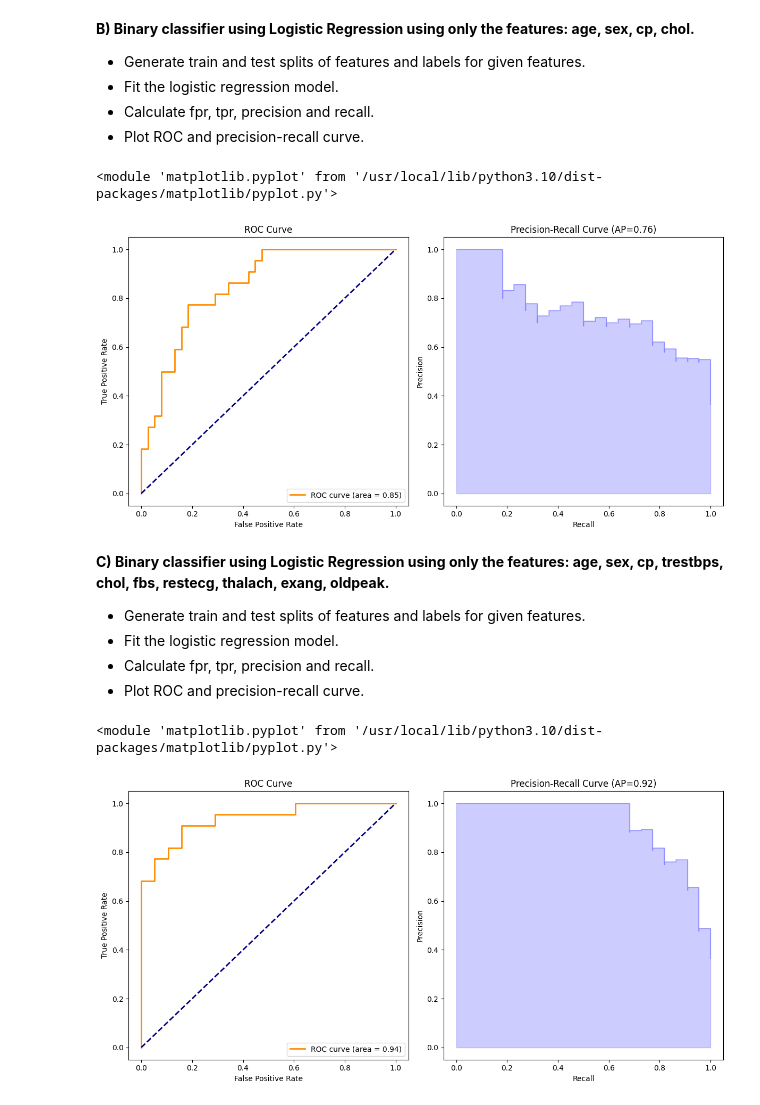
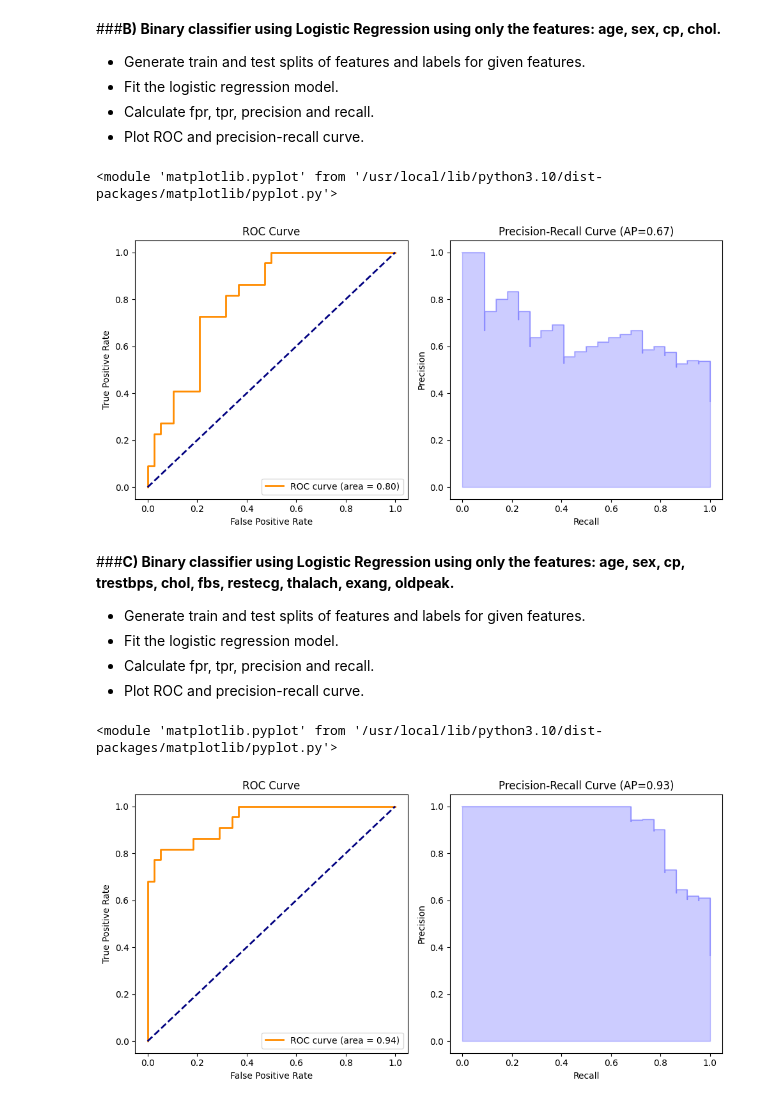
Before and after one commit to therrshan/Machine-Learning-Practice, a Jupyter notebook: 6140 Codes/HW2/CS6140_HW2.ipynb, the cells around one changed output. Saved outputs shown, nothing was run; the diff lists cells and outputs as text; code cells hidden in the pictures.

```diff
--- a/6140 Codes/HW2/CS6140_HW2.ipynb
+++ b/6140 Codes/HW2/CS6140_HW2.ipynb
@@ -48,16 +191,16 @@ print(train_data.shape)
 # %%
 test_data.head()
 feature = 0
-fig, axs = plt.subplots(4,3,figsize=(15,15))
+fig, axs = plt.subplots(4,4,figsize=(16,16))
 fig.suptitle('Test data features distribution')
 for i in range(4):
-  for j in range(3):
+  for j in range(4):
     axs[i][j].set_title(f'{test_data.columns[feature]}')
     axs[i][j].hist(np.asarray(test_data[test_data.columns[feature]] ,float))
     feature += 1
-    if feature > 10:
+    if feature > 13:
       break
-
 fig.delaxes(axs[3][2])
+fig.delaxes(axs[3][3])
 fig.tight_layout()
 # %% [output]
@@ -65,15 +207,0 @@ fig.tight_layout()
-# %%
-train_data.head()
-feature = 0
-fig, axs = plt.subplots(4,3,figsize=(15,15))
-fig.suptitle('Train data features distribution.')
-for i in range(4):
-  for j in range(3):
-    axs[i][j].set_title(f'{train_data.columns[feature]}')
-    axs[i][j].hist(np.asarray(test_data[train_data.columns[feature]], float))
-    feature += 1
-    if feature > 10:
-      break
-
-fig.delaxes(axs[3][2])
-fig.tight_layout()
@@ -81,0 +208,9 @@ fig.tight_layout()
+# %%
+numerical_features = ['age', 'trestbps', 'chol', 'thalach', 'oldpeak']
+
+scaler = StandardScaler()
+
+train_data[numerical_features] = scaler.fit_transform(train_data[numerical_features])
+test_data[numerical_features] = scaler.fit_transform(test_data[numerical_features])
+
+train_data.head()
@@ -82,5 +224,5 @@ fig.tight_layout()
 # %% [markdown]
-**B) Binary classifier using Logistic Regression using only the features: age, sex, cp, chol.**
+###**B) Binary classifier using Logistic Regression using only the features: age, sex, cp, chol.**
 
 
 *   Generate train and test splits of features and labels for given features.
@@ -89,7 +231,7 @@ fig.tight_layout()
 *   Plot ROC and precision-recall curve.
 # %%
 def generate_plots(fpr, tpr, recall, precision, roc_auc, average_precision):
-  fig, axes = plt.subplots(1, 2, figsize=(12, 6))
+  fig, axes = plt.subplots(1, 2, figsize=(10, 5))
 
   axes[0].plot(fpr, tpr, color='darkorange', lw=2, label=f'ROC curve (area = {roc_auc:.2f})')
   axes[0].plot([0, 1], [0, 1], color='navy', lw=2, linestyle='--')
@@ -108,34 +250,34 @@ def generate_plots(fpr, tpr, recall, precision, roc_auc, average_precision):
 
   return plt
 # %%
-selected = ['age','sex','cp','chol']
+selected = ['age','sex','cp_2', 'cp_3', 'cp_4','chol']
 target = 'num'
 
 train_1 = train_data[selected + [target]].dropna()
 test_1 = test_data[selected + [target]].dropna()
 
 x_train_1 = train_1[selected]
 x_test_1 = test_1[selected]
 y_train_1 = train_1[target]
 y_test_1 = test_1[target]
 
-model = make_pipeline(SimpleImputer(strategy='mean'), LogisticRegression(max_iter=1000))
+model = make_pipeline(SimpleImputer(strategy='mean'), LogisticRegression(max_iter=1000, penalty=None))
 model.fit(x_train_1, y_train_1)
 
 y_score = model.predict_proba(x_test_1)
 
 fpr, tpr, _ = roc_curve(y_test_1.ravel(), y_score[:, 1].ravel())
 roc_auc = auc(fpr, tpr)
 
 precision, recall, _ = precision_recall_curve(y_test_1.ravel(), y_score[:, 1].ravel())
 average_precision = average_precision_score(y_test_1.ravel(), y_score[:, 1].ravel())
 
 generate_plots(fpr,tpr,recall,precision,roc_auc,average_precision)
 # %% [output]
 <module 'matplotlib.pyplot' from '/usr/local/lib/python3.10/dist-packages/matplotlib/pyplot.py'>
-[figure, old version]
+[figure, new version]
 # %% [markdown]
-**C) Binary classifier using Logistic Regression using only the features: age, sex, cp, trestbps, chol, fbs, restecg, thalach, exang, oldpeak.**
+###**C) Binary classifier using Logistic Regression using only the features: age, sex, cp, trestbps, chol, fbs, restecg, thalach, exang, oldpeak.**
 
 
 *   Generate train and test splits of features and labels for given features.
@@ -143,7 +285,7 @@ generate_plots(fpr,tpr,recall,precision,roc_auc,average_precision)
 *   Calculate fpr, tpr, precision and recall.
 *   Plot ROC and precision-recall curve.
 # %%
-selected = ['age','sex','cp','trestbps','chol','fbs','restecg','thalach','exang','oldpeak']
+selected = ['age','sex','cp_2', 'cp_3', 'cp_4','trestbps','chol','fbs','restecg_1', 'restecg_2','thalach','exang','oldpeak']
 target = 'num'
 
 train_2 = train_data[selected + [target]].dropna()
@@ -154,7 +296,7 @@ x_test_2 = test_2[selected]
 y_train_2 = train_2[target]
 y_test_2 = test_2[target]
 
-model = make_pipeline(SimpleImputer(strategy='mean'), LogisticRegression(max_iter=1000))
+model = make_pipeline(SimpleImputer(strategy='mean'), LogisticRegression(max_iter=2000, penalty=None))
 model.fit(x_train_2, y_train_2)
 
 y_score = model.predict_proba(x_test_2)
@@ -168,4 +310,4 @@ average_precision = average_precision_score(y_test_2.ravel(), y_score[:, 1].rave
 generate_plots(fpr,tpr,recall,precision,roc_auc,average_precision)
 # %% [output]
 <module 'matplotlib.pyplot' from '/usr/local/lib/python3.10/dist-packages/matplotlib/pyplot.py'>
-[figure, old version]
+[figure, new version]
```
Also changed, not shown: parts of 15 cells of this notebook, 2 other files.
